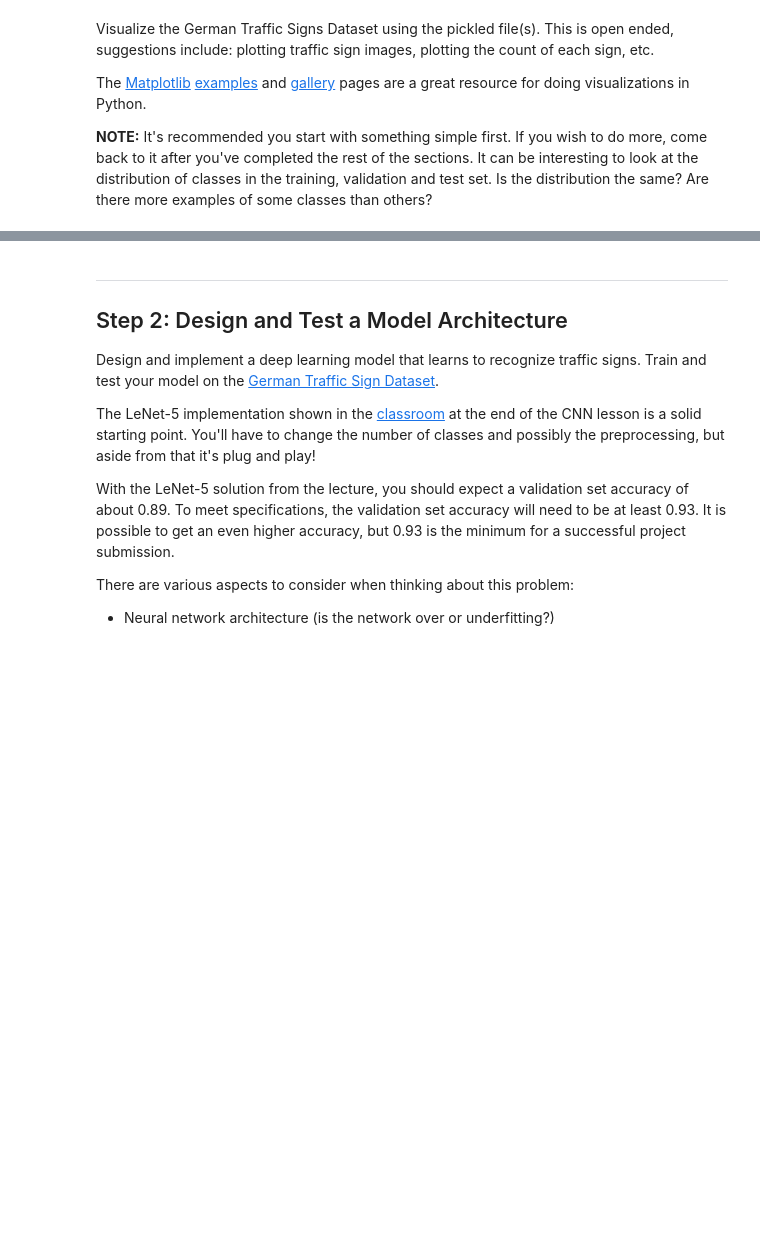
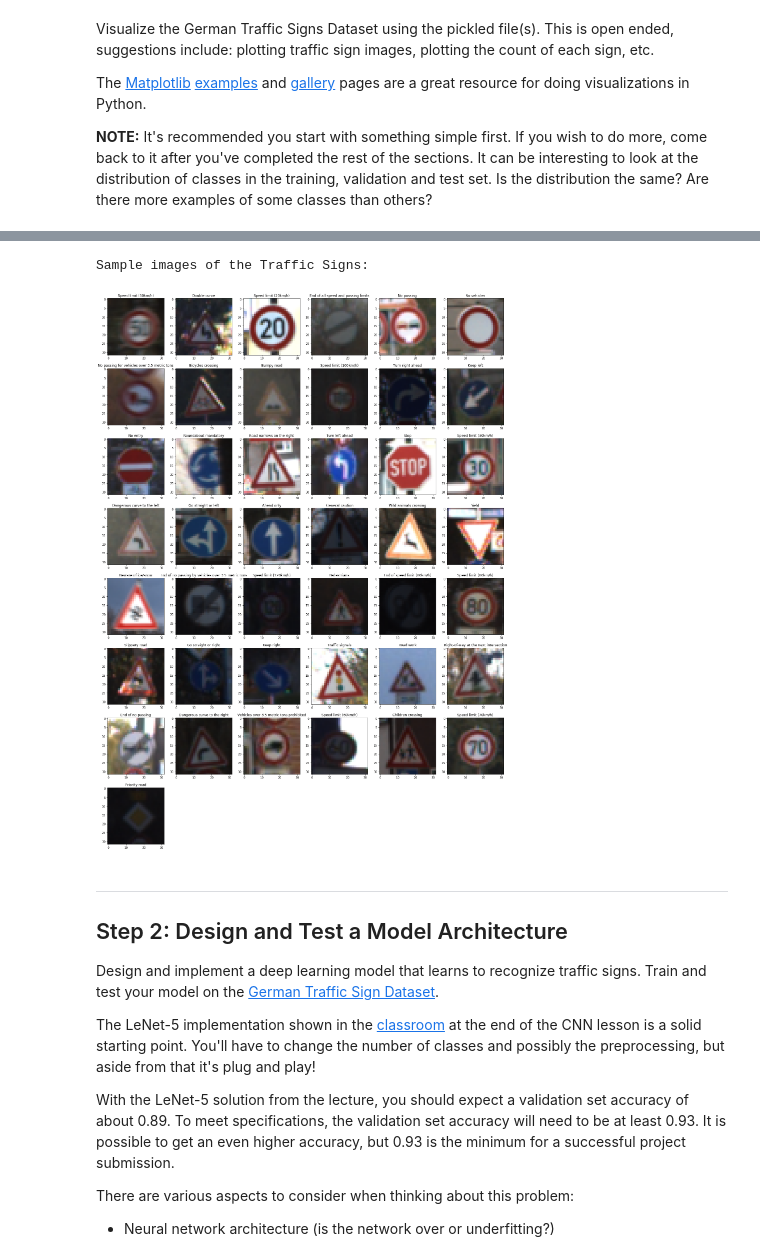
Before and after one commit to laljarus/Project-Traffic-Sign-Classifier-Project-master, a Jupyter notebook: Traffic_Sign_Classifier.ipynb, the cells around one changed output, grey strips where cells are left out. Saved outputs shown, nothing was run; the diff lists cells and outputs as text; code cells hidden in the pictures; blank space fills up the shorter version.

```diff
--- a/Traffic_Sign_Classifier.ipynb
+++ b/Traffic_Sign_Classifier.ipynb
@@ -62,7 +62,7 @@ Complete the basic data summary below. Use python, numpy and/or pandas methods t
 n_train = len(X_train)
 
 # TODO: Number of validation examples
-n_validation = len(X_valid)
+n_valid = len(X_valid)
 
 # TODO: Number of testing examples.
 n_test = len(X_test)
@@ -77,6 +77,7 @@ assert max(y_train)==max(y_valid), 'The number of classes are different between
 assert max(y_train)==max(y_test), 'The number of classes are different between training and Test set'
 
 print("Number of training examples =", n_train)
+print("Number of validation examples =", n_valid)
 print("Number of testing examples =", n_test)
 print("Image data shape =", image_shape)
 print("Number of classes =", n_classes)
@@ -93,26 +95,3 @@ Visualize the German Traffic Signs Dataset using the pickled file(s). This is op
 The [Matplotlib](http://matplotlib.org/) [examples](http://matplotlib.org/examples/index.html) and [gallery](http://matplotlib.org/gallery.html) pages are a great resource for doing visualizations in Python.
 
 **NOTE:** It's recommended you start with something simple first. If you wish to do more, come back to it after you've completed the rest of the sections. It can be interesting to look at the distribution of classes in the training, validation and test set. Is the distribution the same? Are there more examples of some classes than others?
-# %%
-### Data exploration visualization code goes here.
-### Feel free to use as many code cells as needed.
-import random
-import matplotlib.pyplot as plt
-# Visualizations will be shown in the notebook.
-%matplotlib inline
-
-sign_names_file = "./signnames.csv"
-
-f = open('./signnames.csv','r')
-lines = f.readlines()
-dictSignnames = {}
-for line in lines:
-    text = line.split(',')
-    dictSignnames.update({text[0]:text[1]})
-
-index = random.randint(0, len(X_train))
-image = X_train[index].squeeze()
-
-plt.figure(figsize=(1,1))
-plt.imshow(image, cmap="gray")
-print(dictSignnames.get(str(y_train[index])))
@@ -122,3 +205,17 @@ No passing for vehicles over 3.5 metric tons
+# %%
+print('Sample images of the Traffic Signs:')
+j = 1
+plt.figure(figsize=(25,40))
+for sign in dictSignIndices_train:
+    plt.subplot(9,6,j)
+    index = random.choice(dictSignIndices_train[sign])
+    image = X_train[index].squeeze()
+    plt.imshow(image)
+    plt.title(sign)
+    j +=1
+# %% [output]
+Sample images of the Traffic Signs:
+[figure, added]
 # %% [markdown]
 ----
 
```
Also changed, not shown: parts of 19 cells of this notebook.
